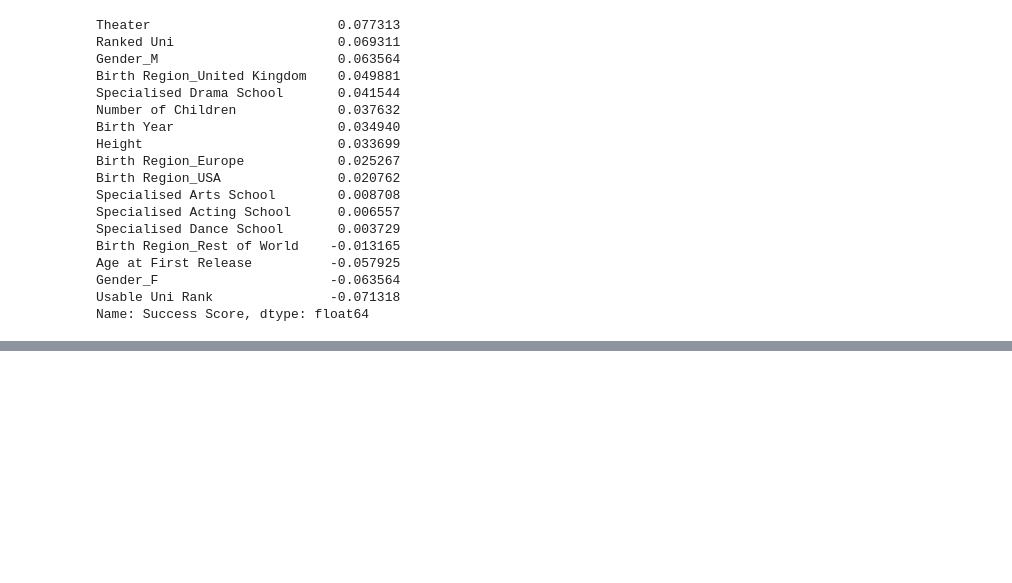
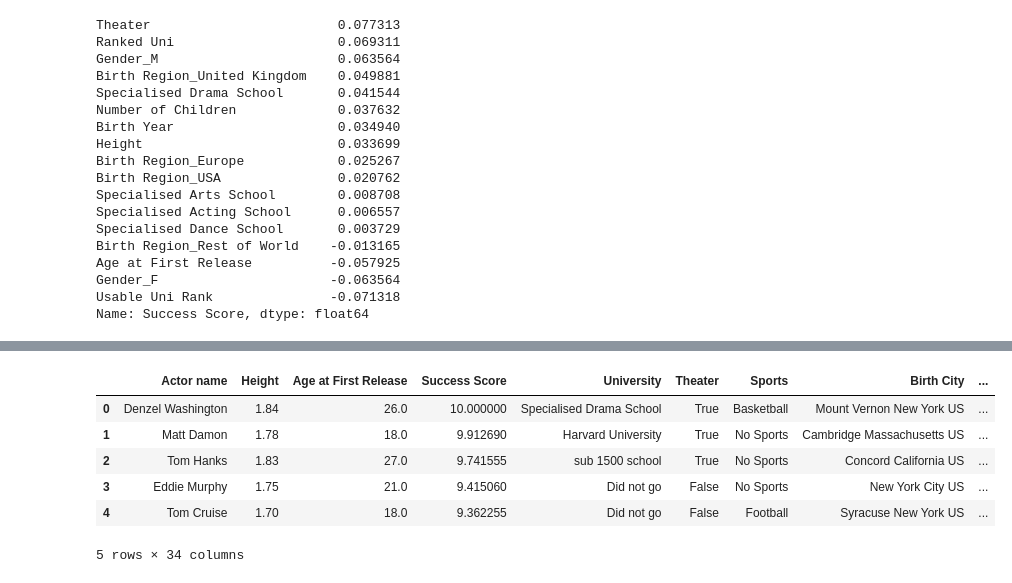
Before and after one commit to epfl-ada/ada-2024-project-sigma-squad, a Jupyter notebook: correlation.ipynb, the cells around one changed output, grey strips where cells are left out. Saved outputs shown, nothing was run; the diff lists cells and outputs as text; code cells hidden in the pictures; blank space fills up the shorter version.

```diff
--- a/correlation.ipynb
+++ b/correlation.ipynb
@@ -60,0 +345,2 @@ Name: Success Score, dtype: float64
+# %%
+df = pd.get_dummies(df,columns = ['Gender', 'Birth Region', 'Ethnicity'])
@@ -60,0 +371,10 @@ Name: Success Score, dtype: float64
+# %%
+df.head()
+# %% [output]
+|  | Actor name | Height | Age at First Release | Success Score | University | Theater | Sports | Birth City | ... |
+| 0 | Denzel Washington | 1.84 | 26.0 | 10.000000 | Specialised Drama School | True | Basketball | Mount Vernon New York US | ... |
+| 1 | Matt Damon | 1.78 | 18.0 | 9.912690 | Harvard University | True | No Sports | Cambridge Massachusetts US | ... |
+| 2 | Tom Hanks | 1.83 | 27.0 | 9.741555 | sub 1500 school | True | No Sports | Concord California US | ... |
+| 3 | Eddie Murphy | 1.75 | 21.0 | 9.415060 | Did not go | False | No Sports | New York City US | ... |
+| 4 | Tom Cruise | 1.70 | 18.0 | 9.362255 | Did not go | False | Football | Syracuse New York US | ... |
+5 rows × 34 columns
```
Also changed, not shown: parts of 8 cells of this notebook.
